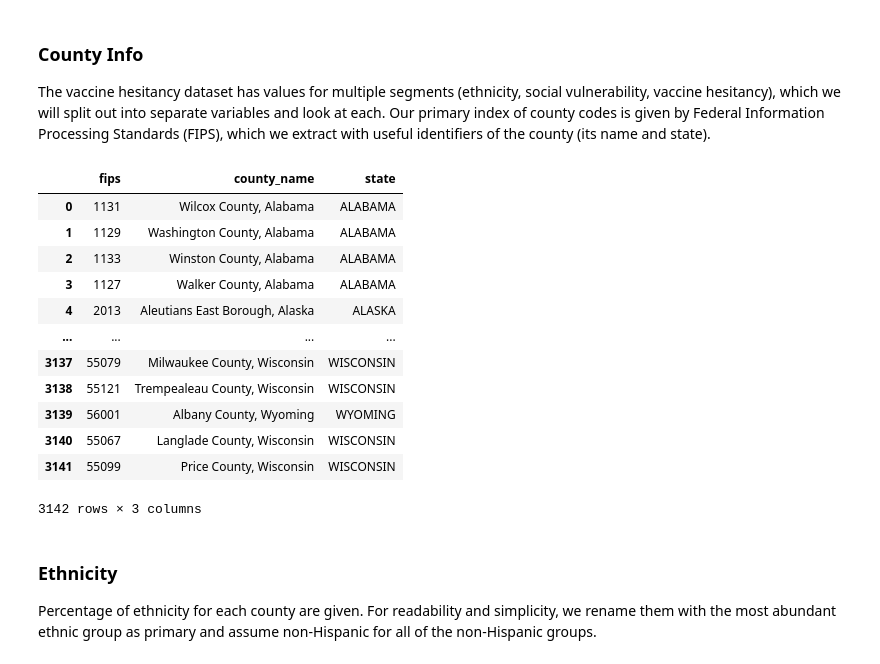
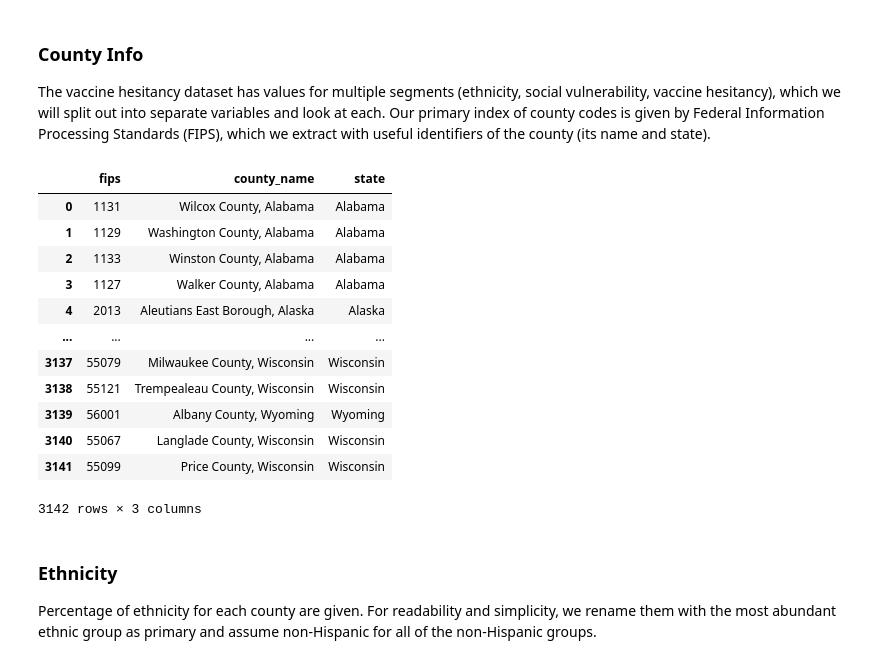
Before and after one commit to kuruparans/covid19-vaccine-hesitancy-analysis, a Jupyter notebook: data-cleaning.ipynb, the cells around one changed output. Saved outputs shown, nothing was run; the diff lists cells and outputs as text; code cells hidden in the pictures.

Commit message:
Format state names into title case

```diff
--- a/data-cleaning.ipynb
+++ b/data-cleaning.ipynb
@@ -10,20 +10,21 @@ The vaccine hesitancy dataset has values for multiple segments (ethnicity, socia
 # %%
 vaccine_hesitancy = pd.read_csv('datasets/raw/Vaccine_Hesitancy_for_COVID-19__County_and_local_estimates.csv').rename(columns = {'FIPS Code':'fips'})
 county = vaccine_hesitancy[['fips', 'County Name', 'State']].rename(columns={'County Name': 'county_name', 'State': 'state'})
+county['state'] = county['state'].str.title()
 county
 # %% [output]
 |  | fips | county_name | state |
-| 0 | 1131 | Wilcox County, Alabama | ALABAMA |
-| 1 | 1129 | Washington County, Alabama | ALABAMA |
-| 2 | 1133 | Winston County, Alabama | ALABAMA |
-| 3 | 1127 | Walker County, Alabama | ALABAMA |
-| 4 | 2013 | Aleutians East Borough, Alaska | ALASKA |
+| 0 | 1131 | Wilcox County, Alabama | Alabama |
+| 1 | 1129 | Washington County, Alabama | Alabama |
+| 2 | 1133 | Winston County, Alabama | Alabama |
+| 3 | 1127 | Walker County, Alabama | Alabama |
+| 4 | 2013 | Aleutians East Borough, Alaska | Alaska |
 | ... | ... | ... | ... |
-| 3137 | 55079 | Milwaukee County, Wisconsin | WISCONSIN |
-| 3138 | 55121 | Trempealeau County, Wisconsin | WISCONSIN |
-| 3139 | 56001 | Albany County, Wyoming | WYOMING |
-| 3140 | 55067 | Langlade County, Wisconsin | WISCONSIN |
-| 3141 | 55099 | Price County, Wisconsin | WISCONSIN |
+| 3137 | 55079 | Milwaukee County, Wisconsin | Wisconsin |
+| 3138 | 55121 | Trempealeau County, Wisconsin | Wisconsin |
+| 3139 | 56001 | Albany County, Wyoming | Wyoming |
+| 3140 | 55067 | Langlade County, Wisconsin | Wisconsin |
+| 3141 | 55099 | Price County, Wisconsin | Wisconsin |
 3142 rows × 3 columns
 # %% [markdown]
 ### Ethnicity
```
